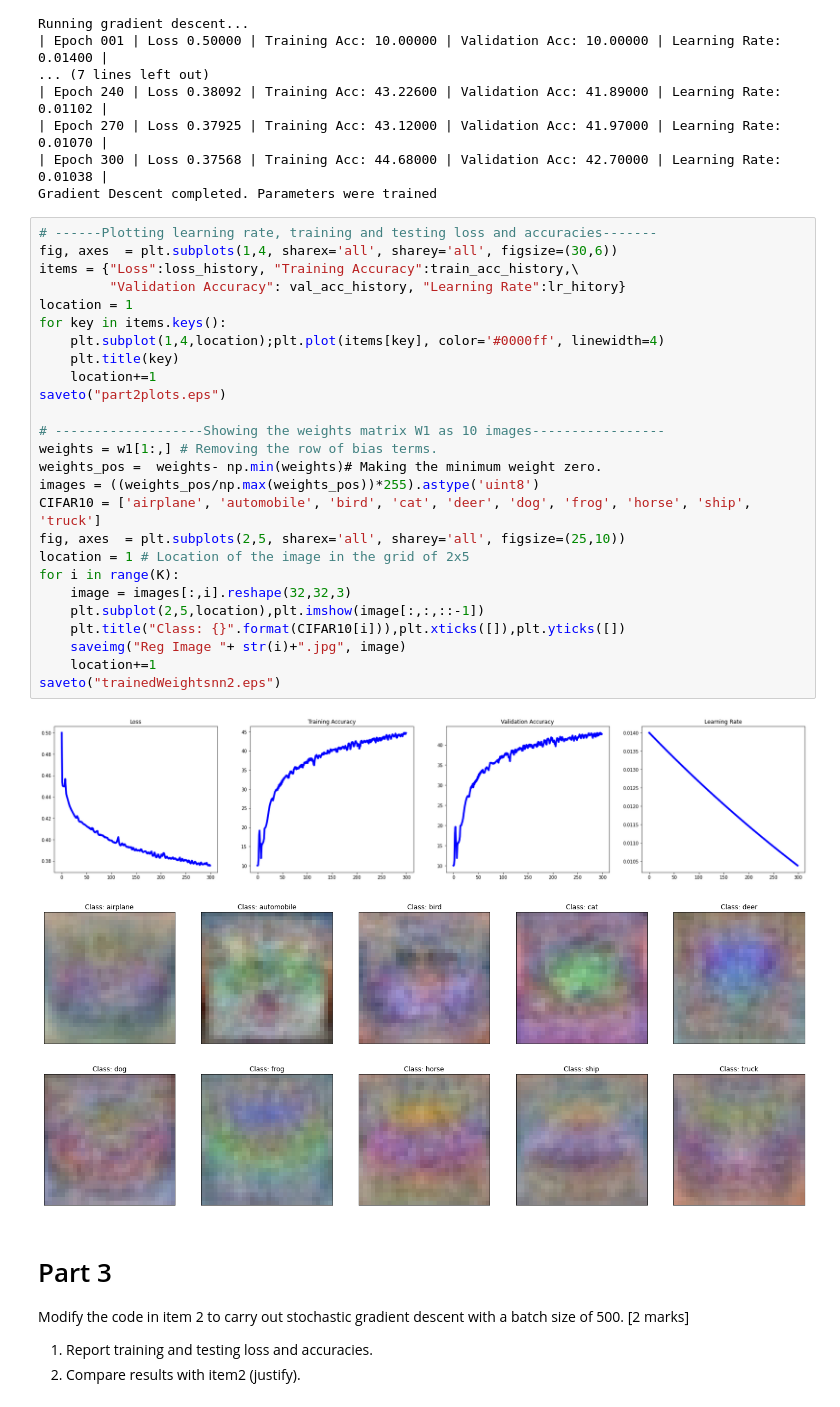
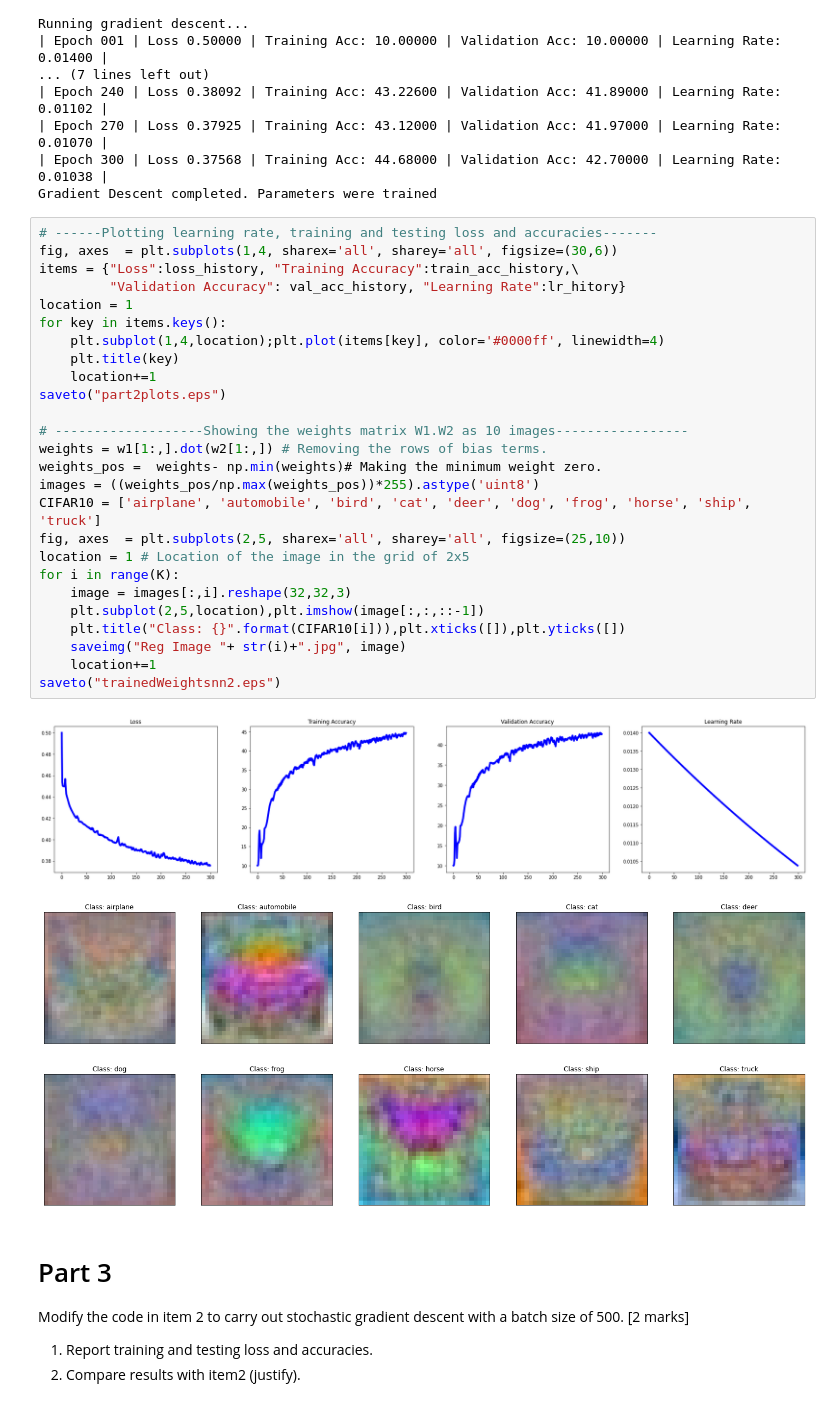
Before and after one commit to bimalka98/Computer-Vision-and-Image-Processing, a Jupyter notebook: EN2550Assignments/A4/180631J_a04.ipynb, the cells around one changed output. Drawn from its saved outputs; the diff is of its cells as text.

Commit message:
Part 2 weight matrices multipled to get the 10 images

```diff
--- a/EN2550Assignments/A4/180631J_a04.ipynb
+++ b/EN2550Assignments/A4/180631J_a04.ipynb
@@ -355,32 +355,32 @@ Gradient Descent completed. Parameters were trained
 # %%
 # ------Plotting learning rate, training and testing loss and accuracies-------
 fig, axes  = plt.subplots(1,4, sharex='all', sharey='all', figsize=(30,6))
 items = {"Loss":loss_history, "Training Accuracy":train_acc_history,\
          "Validation Accuracy": val_acc_history, "Learning Rate":lr_hitory}
 location = 1
 for key in items.keys():
     plt.subplot(1,4,location);plt.plot(items[key], color='#0000ff', linewidth=4)
     plt.title(key)
     location+=1
 saveto("part2plots.eps")
 
-# -------------------Showing the weights matrix W1 as 10 images-----------------
-weights = w1[1:,] # Removing the row of bias terms.
+# -------------------Showing the weights matrix W1.W2 as 10 images-----------------
+weights = w1[1:,].dot(w2[1:,]) # Removing the rows of bias terms.
 weights_pos =  weights- np.min(weights)# Making the minimum weight zero.
 images = ((weights_pos/np.max(weights_pos))*255).astype('uint8')
 CIFAR10 = ['airplane', 'automobile', 'bird', 'cat', 'deer', 'dog', 'frog', 'horse', 'ship', 'truck']
 fig, axes  = plt.subplots(2,5, sharex='all', sharey='all', figsize=(25,10))
 location = 1 # Location of the image in the grid of 2x5
 for i in range(K):
     image = images[:,i].reshape(32,32,3)
     plt.subplot(2,5,location),plt.imshow(image[:,:,::-1])
     plt.title("Class: {}".format(CIFAR10[i])),plt.xticks([]),plt.yticks([])
     saveimg("Reg Image "+ str(i)+".jpg", image)
     location+=1
 saveto("trainedWeightsnn2.eps")
 # %% [output]
 [figure]
-[figure, old version]
+[figure, new version]
 # %% [markdown]
 # Part 3
 
```
Also changed, not shown: parts of 1 cell of this notebook, 12 other files.
